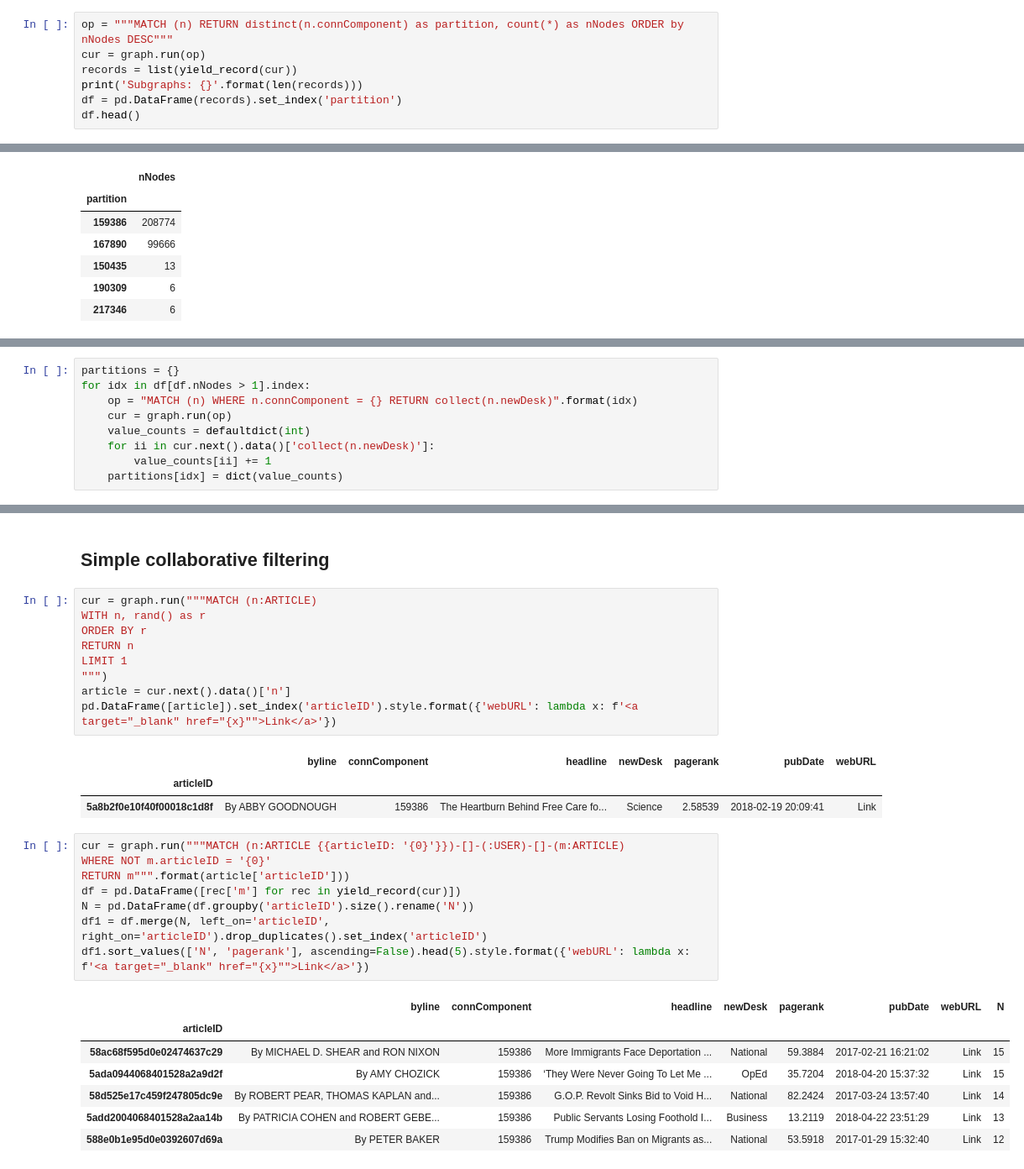
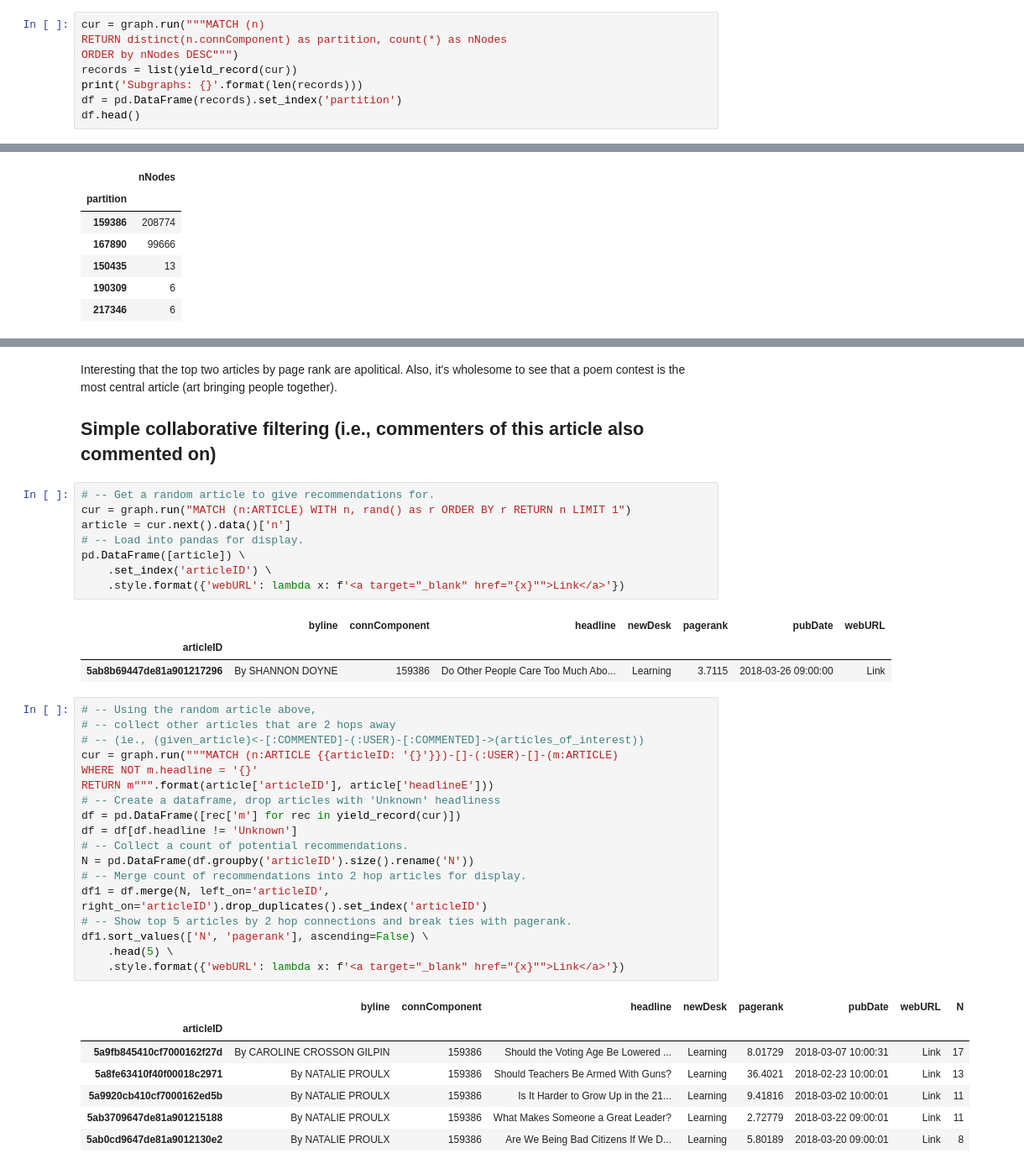
Before and after one commit to jvani/nyt-comments, a Jupyter notebook: notebooks/exploratory.ipynb, the cells around one changed output, grey strips where cells are left out. Shown at 84% size. Cells and saved outputs as stored; diff of their text form.

```diff
--- a/notebooks/exploratory.ipynb
+++ b/notebooks/exploratory.ipynb
@@ -90,6 +98,7 @@ pd.DataFrame([{**res['u'], 'Comments': res['count(p)']} for res in yield_record(
 # %%
-op = """MATCH (n) RETURN distinct(n.connComponent) as partition, count(*) as nNodes ORDER by nNodes DESC"""
-cur = graph.run(op)
+cur = graph.run("""MATCH (n)
+RETURN distinct(n.connComponent) as partition, count(*) as nNodes
+ORDER by nNodes DESC""")
 records = list(yield_record(cur))
 print('Subgraphs: {}'.format(len(records)))
 df = pd.DataFrame(records).set_index('partition')
@@ -110,9 +114,0 @@ Subgraphs: 2369
-# %%
-partitions = {}
-for idx in df[df.nNodes > 1].index:
-    op = "MATCH (n) WHERE n.connComponent = {} RETURN collect(n.newDesk)".format(idx)
-    cur = graph.run(op)
-    value_counts = defaultdict(int)
-    for ii in cur.next().data()['collect(n.newDesk)']:
-        value_counts[ii] += 1
-    partitions[idx] = dict(value_counts)
@@ -154,34 +162,44 @@ pd.DataFrame([rec['n'] for rec in yield_record(cur)]) \
 | 58b0894195d0e0247463875e | By JULIE HIRSCHFELD DAVIS and MIC... | Trump Intensifies Criticism of F.... | National | 195.696 | 2017-02-24 19:27:53 | Link |
 | 5930616f7c459f24986e2e41 | By MICHAEL D. SHEAR | Trump Abandoning Global Climate A... | Foreign | 171.479 | 2017-06-01 18:48:08 | Link |
 | 591a524d7c459f24986dfc28 | By DAVID BROOKS | When a Child Is Leading The World | OpEd | 165.153 | 2017-05-16 01:13:44 | Link |
-# %% [markdown]
-## Simple collaborative filtering
+# %% [markdown]
+Interesting that the top two articles by page rank are apolitical. Also, it's wholesome to see that a poem contest is the most central article (art bringing people together).
+## Simple collaborative filtering (i.e., commenters of this article also commented on)
 # %%
-cur = graph.run("""MATCH (n:ARTICLE)
-WITH n, rand() as r
-ORDER BY r
-RETURN n
-LIMIT 1
-""")
+# -- Get a random article to give recommendations for.
+cur = graph.run("MATCH (n:ARTICLE) WITH n, rand() as r ORDER BY r RETURN n LIMIT 1")
 article = cur.next().data()['n']
-pd.DataFrame([article]).set_index('articleID').style.format({'webURL': lambda x: f'<a target="_blank" href="{x}"">Link</a>'})
+# -- Load into pandas for display.
+pd.DataFrame([article]) \
+    .set_index('articleID') \
+    .style.format({'webURL': lambda x: f'<a target="_blank" href="{x}"">Link</a>'})
 # %% [output]
 |  | byline | connComponent | headline | newDesk | pagerank | pubDate | webURL |
 | articleID |  |  |  |  |  |  |  |
-| 5a8b2f0e10f40f00018c1d8f | By ABBY GOODNOUGH | 159386 | The Heartburn Behind Free Care fo... | Science | 2.58539 | 2018-02-19 20:09:41 | Link |
+| 5ab8b69447de81a901217296 | By SHANNON DOYNE | 159386 | Do Other People Care Too Much Abo... | Learning | 3.7115 | 2018-03-26 09:00:00 | Link |
 # %%
-cur = graph.run("""MATCH (n:ARTICLE {{articleID: '{0}'}})-[]-(:USER)-[]-(m:ARTICLE)
-WHERE NOT m.articleID = '{0}'
-RETURN m""".format(article['articleID']))
+# -- Using the random article above,
+# -- collect other articles that are 2 hops away
+# -- (ie., (given_article)<-[:COMMENTED]-(:USER)-[:COMMENTED]->(articles_of_interest))
+cur = graph.run("""MATCH (n:ARTICLE {{articleID: '{}'}})-[]-(:USER)-[]-(m:ARTICLE)
+WHERE NOT m.headline = '{}'
+RETURN m""".format(article['articleID'], article['headlineE']))
+# -- Create a dataframe, drop articles with 'Unknown' headliness
 df = pd.DataFrame([rec['m'] for rec in yield_record(cur)])
+df = df[df.headline != 'Unknown']
+# -- Collect a count of potential recommendations.
 N = pd.DataFrame(df.groupby('articleID').size().rename('N'))
+# -- Merge count of recommendations into 2 hop articles for display.
 df1 = df.merge(N, left_on='articleID', right_on='articleID').drop_duplicates().set_index('articleID')
-df1.sort_values(['N', 'pagerank'], ascending=False).head(5).style.format({'webURL': lambda x: f'<a target="_blank" href="{x}"">Link</a>'})
+# -- Show top 5 articles by 2 hop connections and break ties with pagerank.
+df1.sort_values(['N', 'pagerank'], ascending=False) \
+    .head(5) \
+    .style.format({'webURL': lambda x: f'<a target="_blank" href="{x}"">Link</a>'})
 # %% [output]
 |  | byline | connComponent | headline | newDesk | pagerank | pubDate | webURL | N |
 | articleID |  |  |  |  |  |  |  |  |
-| 58ac68f595d0e02474637c29 | By MICHAEL D. SHEAR and RON NIXON | 159386 | More Immigrants Face Deportation ... | National | 59.3884 | 2017-02-21 16:21:02 | Link | 15 |
-| 5ada0944068401528a2a9d2f | By AMY CHOZICK | 159386 | ‘They Were Never Going To Let Me ... | OpEd | 35.7204 | 2018-04-20 15:37:32 | Link | 15 |
-| 58d525e17c459f247805dc9e | By ROBERT PEAR, THOMAS KAPLAN and... | 159386 | G.O.P. Revolt Sinks Bid to Void H... | National | 82.2424 | 2017-03-24 13:57:40 | Link | 14 |
-| 5add2004068401528a2aa14b | By PATRICIA COHEN and ROBERT GEBE... | 159386 | Public Servants Losing Foothold I... | Business | 13.2119 | 2018-04-22 23:51:29 | Link | 13 |
-| 588e0b1e95d0e0392607d69a | By PETER BAKER | 159386 | Trump Modifies Ban on Migrants as... | National | 53.5918 | 2017-01-29 15:32:40 | Link | 12 |
+| 5a9fb845410cf7000162f27d | By CAROLINE CROSSON GILPIN | 159386 | Should the Voting Age Be Lowered ... | Learning | 8.01729 | 2018-03-07 10:00:31 | Link | 17 |
+| 5a8fe63410f40f00018c2971 | By NATALIE PROULX | 159386 | Should Teachers Be Armed With Guns? | Learning | 36.4021 | 2018-02-23 10:00:01 | Link | 13 |
+| 5a9920cb410cf7000162ed5b | By NATALIE PROULX | 159386 | Is It Harder to Grow Up in the 21... | Learning | 9.41816 | 2018-03-02 10:00:01 | Link | 11 |
+| 5ab3709647de81a901215188 | By NATALIE PROULX | 159386 | What Makes Someone a Great Leader? | Learning | 2.72779 | 2018-03-22 09:00:01 | Link | 11 |
+| 5ab0cd9647de81a9012130e2 | By NATALIE PROULX | 159386 | Are We Being Bad Citizens If We D... | Learning | 5.80189 | 2018-03-20 09:00:01 | Link | 8 |
```
Also changed, not shown: parts of 20 cells of this notebook, 1 other file.
